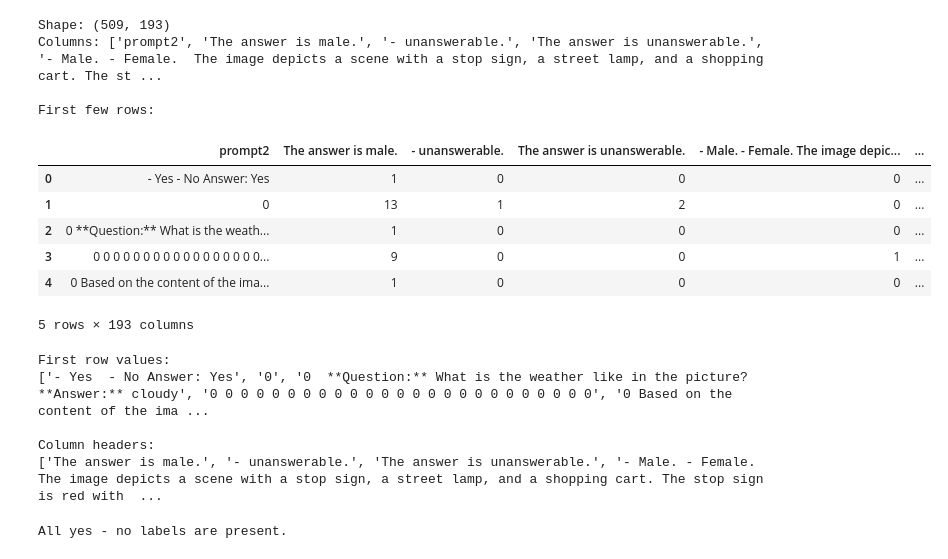
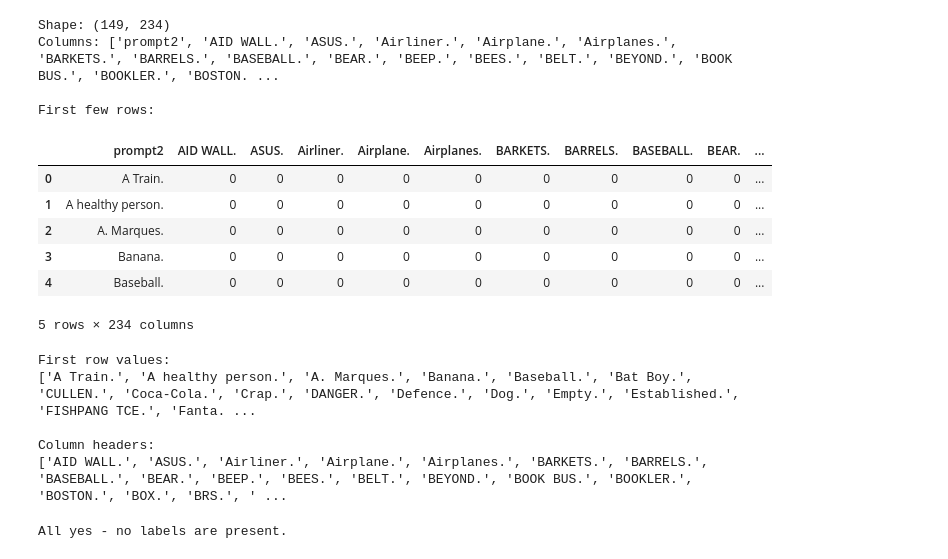
Before and after one commit to kirthi20/vlm-project, a Jupyter notebook: data-analysis/label_maker.ipynb, the cells around one changed output. Saved outputs shown, nothing was run; the diff lists cells and outputs as text; code cells hidden in the pictures.

```diff
--- a/data-analysis/label_maker.ipynb
+++ b/data-analysis/label_maker.ipynb
@@ -1,26 +1,26 @@
 # %%
 import pandas as pd
 
 # Read TSV file into DataFrame
-df = pd.read_csv('../data/fastvlm_analysis_1.csv')
+df = pd.read_csv('../data/smolvlm_rlaif.csv')
 
 # Display basic info about the DataFrame
 print(f"Shape: {df.shape}")
 print(f"Columns: {list(df.columns)}")
 print("\nFirst few rows:")
 display(df.head())
 # %% [output]
-Shape: (509, 193)
-Columns: ['prompt2', 'The answer is male.', '- unanswerable.', 'The answer is unanswerable.', '- Male. - Female.  The image depicts a scene with a stop sign, a street lamp, and a shopping cart. The st ...
+Shape: (149, 234)
+Columns: ['prompt2', 'AID WALL.', 'ASUS.', 'Airliner.', 'Airplane.', 'Airplanes.', 'BARKETS.', 'BARRELS.', 'BASEBALL.', 'BEAR.', 'BEEP.', 'BEES.', 'BELT.', 'BEYOND.', 'BOOK BUS.', 'BOOKLER.', 'BOSTON. ...
 
 First few rows:
-|  | prompt2 | The answer is male. | - unanswerable. | The answer is unanswerable. | - Male. - Female. The image depic... | ... |
-| 0 | - Yes - No Answer: Yes | 1 | 0 | 0 | 0 | ... |
-| 1 | 0 | 13 | 1 | 2 | 0 | ... |
-| 2 | 0 **Question:** What is the weath... | 1 | 0 | 0 | 0 | ... |
-| 3 | 0 0 0 0 0 0 0 0 0 0 0 0 0 0 0 0 0... | 9 | 0 | 0 | 1 | ... |
-| 4 | 0 Based on the content of the ima... | 1 | 0 | 0 | 0 | ... |
+|  | prompt2 | AID WALL. | ASUS. | Airliner. | Airplane. | Airplanes. | BARKETS. | BARRELS. | BASEBALL. | BEAR. | ... |
+| 0 | A Train. | 0 | 0 | 0 | 0 | 0 | 0 | 0 | 0 | 0 | ... |
+| 1 | A healthy person. | 0 | 0 | 0 | 0 | 0 | 0 | 0 | 0 | 0 | ... |
+| 2 | A. Marques. | 0 | 0 | 0 | 0 | 0 | 0 | 0 | 0 | 0 | ... |
+| 3 | Banana. | 0 | 0 | 0 | 0 | 0 | 0 | 0 | 0 | 0 | ... |
+| 4 | Baseball. | 0 | 0 | 0 | 0 | 0 | 0 | 0 | 0 | 0 | ... |
-5 rows × 193 columns
+5 rows × 234 columns
 # %%
 yes_no_labels = df.iloc[:, 0].astype(str).tolist()
 male_female_labels = df.columns.astype(str).tolist()[1:]
@@ -31,10 +31,10 @@ print("\nColumn headers:")
 print(male_female_labels)
 # %% [output]
 First row values:
-['- Yes  - No Answer: Yes', '0', '0  **Question:** What is the weather like in the picture? **Answer:** cloudy', '0 0 0 0 0 0 0 0 0 0 0 0 0 0 0 0 0 0 0 0 0 0 0 0 0', '0 Based on the content of the ima ...
+['A Train.', 'A healthy person.', 'A. Marques.', 'Banana.', 'Baseball.', 'Bat Boy.', 'CULLEN.', 'Coca-Cola.', 'Crap.', 'DANGER.', 'Defence.', 'Dog.', 'Empty.', 'Established.', 'FISHPANG TCE.', 'Fanta. ...
 
 Column headers:
-['The answer is male.', '- unanswerable.', 'The answer is unanswerable.', '- Male. - Female.  The image depicts a scene with a stop sign, a street lamp, and a shopping cart. The stop sign is red with  ...
+['AID WALL.', 'ASUS.', 'Airliner.', 'Airplane.', 'Airplanes.', 'BARKETS.', 'BARRELS.', 'BASEBALL.', 'BEAR.', 'BEEP.', 'BEES.', 'BELT.', 'BEYOND.', 'BOOK BUS.', 'BOOKLER.', 'BOSTON.', 'BOX.', 'BRS.', ' ...
 # %%
 # Read yes_labels.txt and find any values from yes_no_labels that are not in the file
 with open('../data/labels/yes_labels.txt', 'r') as file:
```
Also changed, not shown: parts of 7 cells of this notebook, 3 other files.
